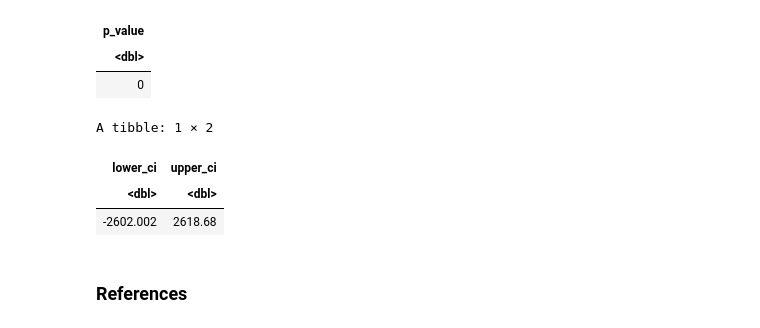
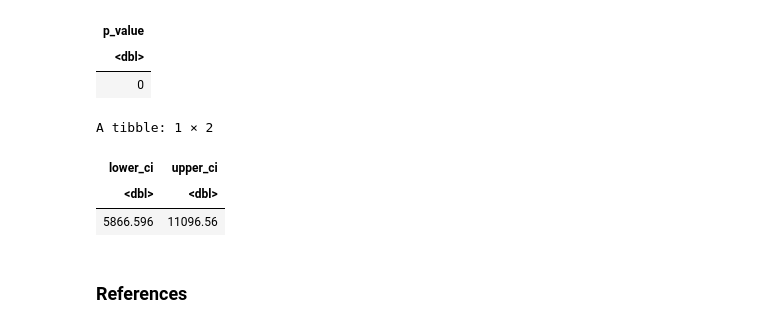
Before and after one commit to karlie-tr/STAT201-GroupProject, a Jupyter notebook: Final Report.ipynb, the cells around one changed output. Saved outputs shown, nothing was run; the diff lists cells and outputs as text; code cells hidden in the pictures.

```diff
--- a/Final Report.ipynb
+++ b/Final Report.ipynb
@@ -237,17 +237,20 @@ A tibble: 1 × 1
 | <dbl> |
 | 0 |
 # %%
-#obtain confidence interval at 90% confidence level
+# obtain confidence interval at 90% confidence level
 ci <-
-    null_diff_in_salary %>%
-    get_ci(point_estimate = obs_diff_in_means, level = 0.90)
+    salary_data %>%
+    specify(formula = Annual_Salary ~ Gender) %>%
+    generate(type = "bootstrap", reps = 5000) %>%
+    calculate(stat = "diff in means", order = c("Male", "Female")) %>%
+    get_ci(level = 0.90)
 
 ci
 # %% [output]
 A tibble: 1 × 2
 | lower_ci | upper_ci |
 | <dbl> | <dbl> |
-| -2602.002 | 2618.68 |
+| 5866.596 | 11096.56 |
 # %% [markdown]
 ### References
 # %% [markdown]
```
